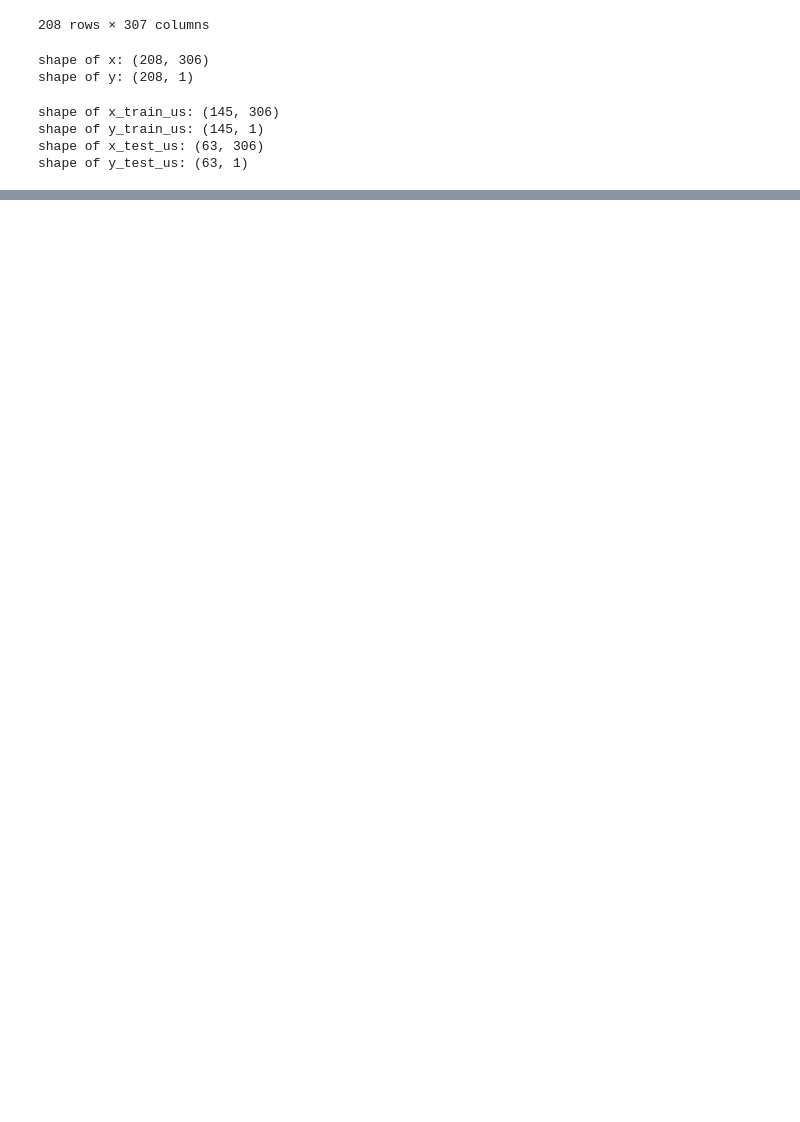
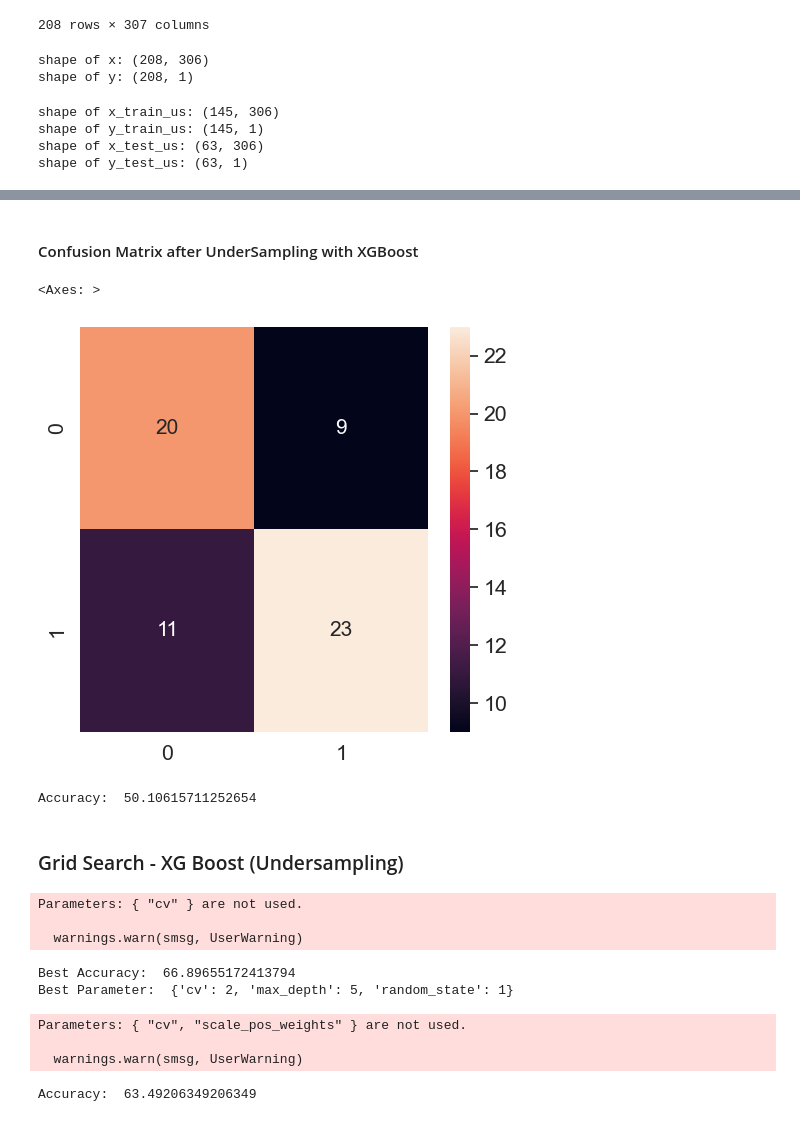
Before and after one commit to izzhamburhan/semicon-manu, a Jupyter notebook: notebook/001_full_data_workflow.ipynb, the cells around one changed output, grey strips where cells are left out. Saved outputs shown, nothing was run; the diff lists cells and outputs as text; code cells hidden in the pictures; blank space fills up the shorter version.

```diff
--- a/notebook/001_full_data_workflow.ipynb
+++ b/notebook/001_full_data_workflow.ipynb
@@ -459,5 +457,9 @@ shape of y_test_us: (63, 1)
 # Standardizzation
 
 sc = StandardScaler()
-x_train_us = sc.fit_transform(x_test_us)
+x_train_us = sc.fit_transform(x_train_us)
 x_test_us = sc.transform(x_test_us)
+# %%
+# Remap the target variable
+y_train_us = (y_train_us + 1) // 2
+y_test_us = (y_test_us + 1) // 2
@@ -463,0 +468,4 @@ x_test_us = sc.transform(x_test_us)
+# %%
+model = XGBClassifier(random_state=1, missing=1)
+model.fit(x_train_us, y_train_us)
+y_pred_us = model.predict(x_test_us)
@@ -463,0 +483,56 @@ x_test_us = sc.transform(x_test_us)
+# %% [markdown]
+#### Confusion Matrix after UnderSampling with XGBoost
+# %%
+cm = confusion_matrix(y_test_us, y_pred_us)
+
+plt.rcParams['figure.figsize'] = (5, 5)
+sns.set(style='dark', font_scale= 1.4)
+sns.heatmap(cm, annot=True, annot_kws = {"size":15})
+# %% [output]
+<Axes: >
+[figure, added]
+# %%
+print("Accuracy: ", model.score(x_test,y_test)*100)
+# %% [output]
+Accuracy:  50.10615711252654
+# %% [markdown]
+### Grid Search - XG Boost (Undersampling)
+# %%
+# Applying Grid Search CV to find the best model with the best parameters
+
+parameters = [{'max_depth': [1,2,3,4,5,6],
+               'cv' : [2,4,6,8,10],
+               'random_state' : [1]
+               }]
+
+grid_search = GridSearchCV(estimator = model,
+                         param_grid = parameters,
+                         scoring = 'accuracy',
+                         n_jobs = -1)
+
+grid_search = grid_search.fit(x_train_us, y_train_us)
+best_accuracy = grid_search.best_score_
+best_parameters = grid_search.best_params_
+# %% [output]
+Parameters: { "cv" } are not used.
+
+  warnings.warn(smsg, UserWarning)
+# %%
+print("Best Accuracy: ", best_accuracy*100)
+print("Best Parameter: ", best_parameters)
+# %% [output]
+Best Accuracy:  66.89655172413794
+Best Parameter:  {'cv': 2, 'max_depth': 5, 'random_state': 1}
+# %%
+weights = (y==0).sum()/(1.0*(y==-1).sum())
+model = XGBClassifier(max_depth=5, scale_pos_weights = weights, n_jobs=4 , random_state=1, cv=2 )
+model.fit(x_train_us, y_train_us)
+y_pred = model.predict(x_test_us)
+# %% [output]
+Parameters: { "cv", "scale_pos_weights" } are not used.
+
+  warnings.warn(smsg, UserWarning)
+# %%
+print("Accuracy: " , model.score(x_test_us, y_test_us)*100)
+# %% [output]
+Accuracy:  63.49206349206349
```
Also changed, not shown: parts of 19 cells of this notebook.
